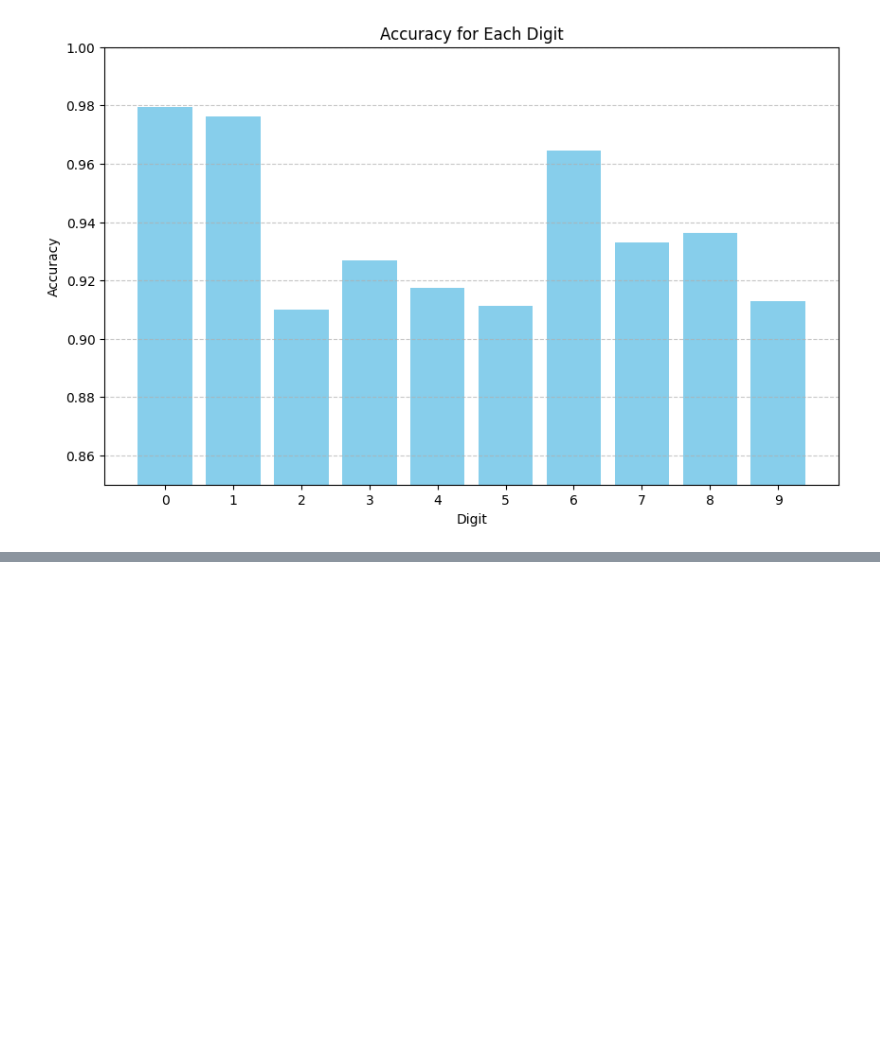
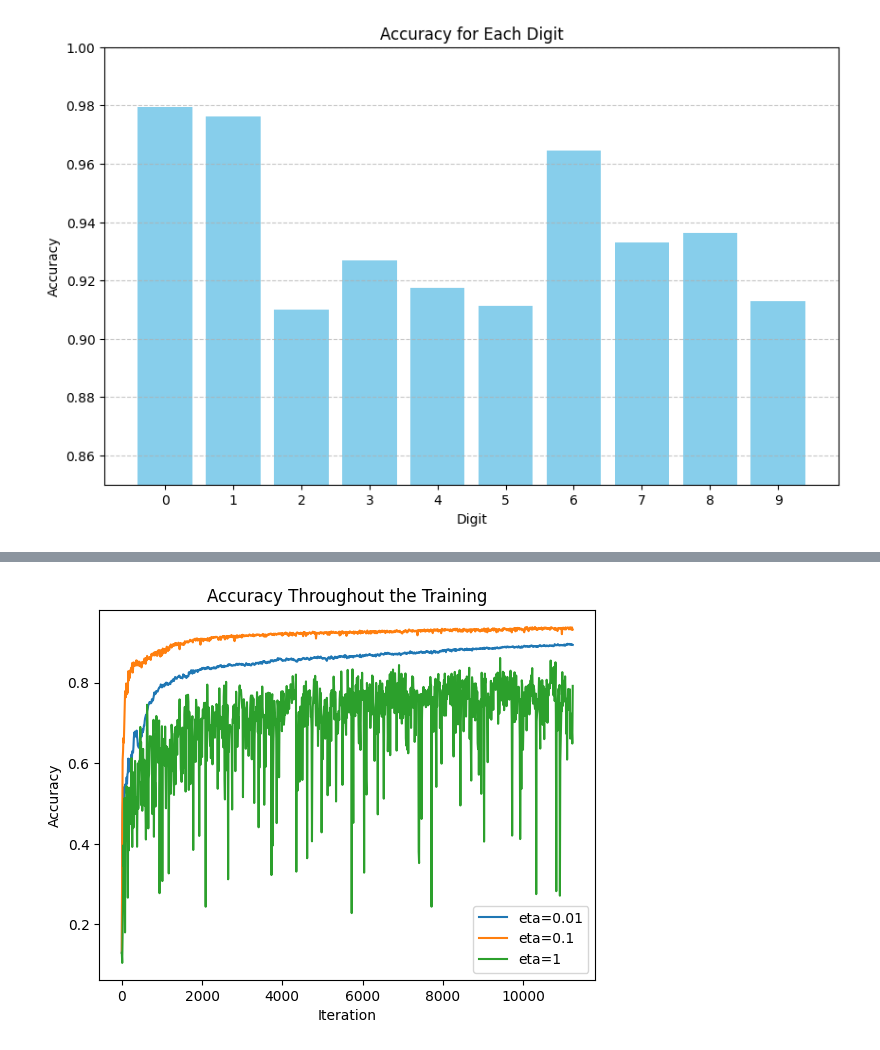
Before and after one commit to Hadartalisr/NeuralLearning, a Jupyter notebook: Ex3/python/main_code.ipynb, the cells around one changed output, grey strips where cells are left out. Saved outputs shown, nothing was run; the diff lists cells and outputs as text; code cells hidden in the pictures; blank space fills up the shorter version.

```diff
--- a/Ex3/python/main_code.ipynb
+++ b/Ex3/python/main_code.ipynb
@@ -424,0 +447,13 @@ plt.show()
+# %%
+# Plot the accuracy on the batches throughout the training.
+fig, ax = plt.subplots()
+for i in range(len(etas)):
+    eta_test_acc_v, eta_test_acc_idx = get_not_nan_vectors(test_acc_a[i])
+    ax.plot(eta_test_acc_idx, eta_test_acc_v,  label=f'eta={etas[i]}')
+ax.set_xlabel('Iteration')
+ax.set_ylabel('Accuracy')
+ax.legend()
+plt.title('Accuracy Throughout the Training')
+plt.show()
+# %% [output]
+[figure, added]
```
Also changed, not shown: parts of 16 cells of this notebook, 10 other files.
